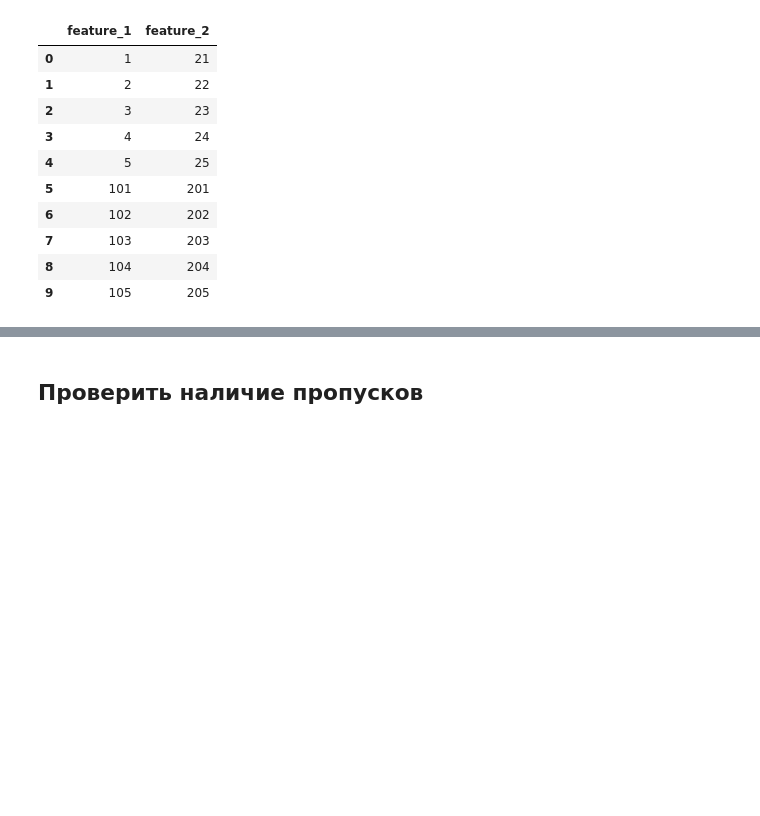
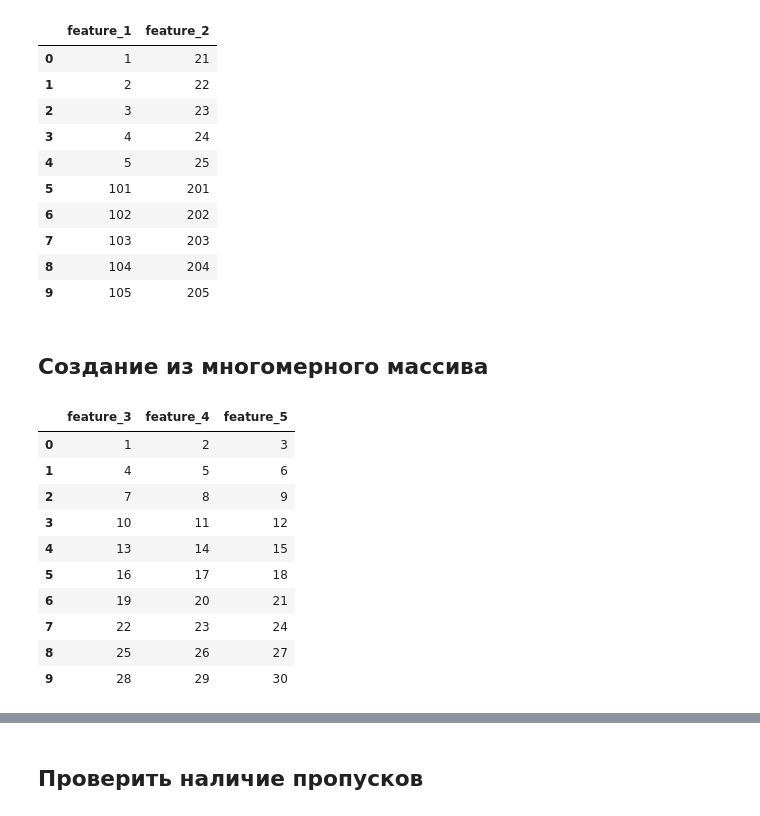
Before and after one commit to experiment0/data_science_helpers, a Jupyter notebook: articles/create_dataframe.ipynb, the cells around one changed output, grey strips where cells are left out. Saved outputs shown, nothing was run; the diff lists cells and outputs as text; code cells hidden in the pictures; blank space fills up the shorter version.

```diff
--- a/articles/create_dataframe.ipynb
+++ b/articles/create_dataframe.ipynb
@@ -48,3 +48,35 @@ dataframe_3
 | 7 | 103 | 203 |
 | 8 | 104 | 204 |
 | 9 | 105 | 205 |
+# %% [markdown]
+## Создание из многомерного массива
+# %%
+table_data = [
+    [1, 2, 3],
+    [4, 5, 6],
+    [7, 8, 9],
+    [10, 11, 12],
+    [13, 14, 15],
+    [16, 17, 18],
+    [19, 20, 21],
+    [22, 23, 24],
+    [25, 26, 27],
+    [28, 29, 30]
+]
+dataframe_4 = pd.DataFrame(
+    table_data,
+    columns=['feature_3', 'feature_4', 'feature_5']
+)
+dataframe_4
+# %% [output]
+|  | feature_3 | feature_4 | feature_5 |
+| 0 | 1 | 2 | 3 |
+| 1 | 4 | 5 | 6 |
+| 2 | 7 | 8 | 9 |
+| 3 | 10 | 11 | 12 |
+| 4 | 13 | 14 | 15 |
+| 5 | 16 | 17 | 18 |
+| 6 | 19 | 20 | 21 |
+| 7 | 22 | 23 | 24 |
+| 8 | 25 | 26 | 27 |
+| 9 | 28 | 29 | 30 |
```
Also changed, not shown: parts of 10 cells of this notebook, 4 other files.
